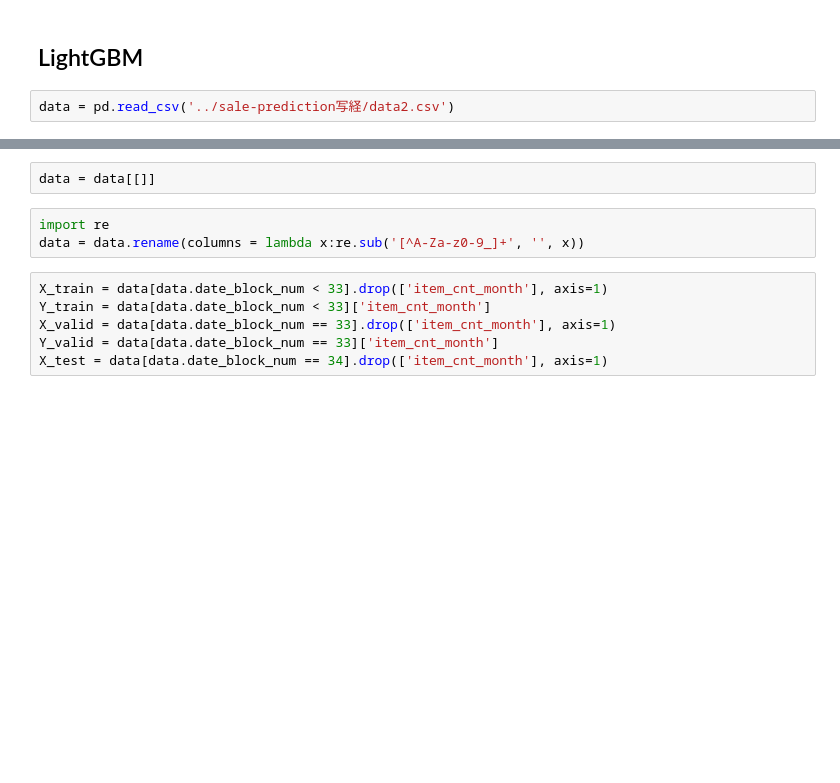
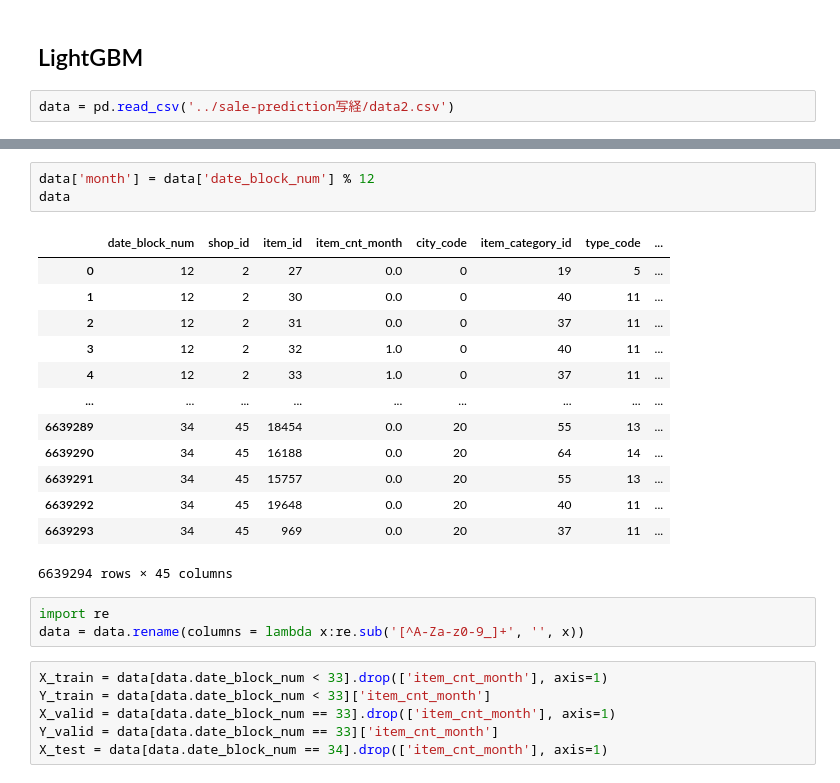
Before and after one commit to kooooyooooo/RussiaShakyo, a Jupyter notebook: shakyo_2.ipynb, the cells around one changed output, grey strips where cells are left out. Saved outputs shown, nothing was run; the diff lists cells and outputs as text; blank space fills up the shorter version.

```diff
--- a/shakyo_2.ipynb
+++ b/shakyo_2.ipynb
@@ -301,5 +398,20 @@ data = pd.read_csv('../sale-prediction写経/data2.csv')
 # %%
-data = data[[]]
+data['month'] = data['date_block_num'] % 12
+data
+# %% [output]
+|  | date_block_num | shop_id | item_id | item_cnt_month | city_code | item_category_id | type_code | ... |
+| 0 | 12 | 2 | 27 | 0.0 | 0 | 19 | 5 | ... |
+| 1 | 12 | 2 | 30 | 0.0 | 0 | 40 | 11 | ... |
+| 2 | 12 | 2 | 31 | 0.0 | 0 | 37 | 11 | ... |
+| 3 | 12 | 2 | 32 | 1.0 | 0 | 40 | 11 | ... |
+| 4 | 12 | 2 | 33 | 1.0 | 0 | 37 | 11 | ... |
+| ... | ... | ... | ... | ... | ... | ... | ... | ... |
+| 6639289 | 34 | 45 | 18454 | 0.0 | 20 | 55 | 13 | ... |
+| 6639290 | 34 | 45 | 16188 | 0.0 | 20 | 64 | 14 | ... |
+| 6639291 | 34 | 45 | 15757 | 0.0 | 20 | 55 | 13 | ... |
+| 6639292 | 34 | 45 | 19648 | 0.0 | 20 | 40 | 11 | ... |
+| 6639293 | 34 | 45 | 969 | 0.0 | 20 | 37 | 11 | ... |
+6639294 rows × 45 columns
 # %%
 import re
 data = data.rename(columns = lambda x:re.sub('[^A-Za-z0-9_]+', '', x))
```
Also changed, not shown: parts of 9 cells of this notebook, 2 other files.
